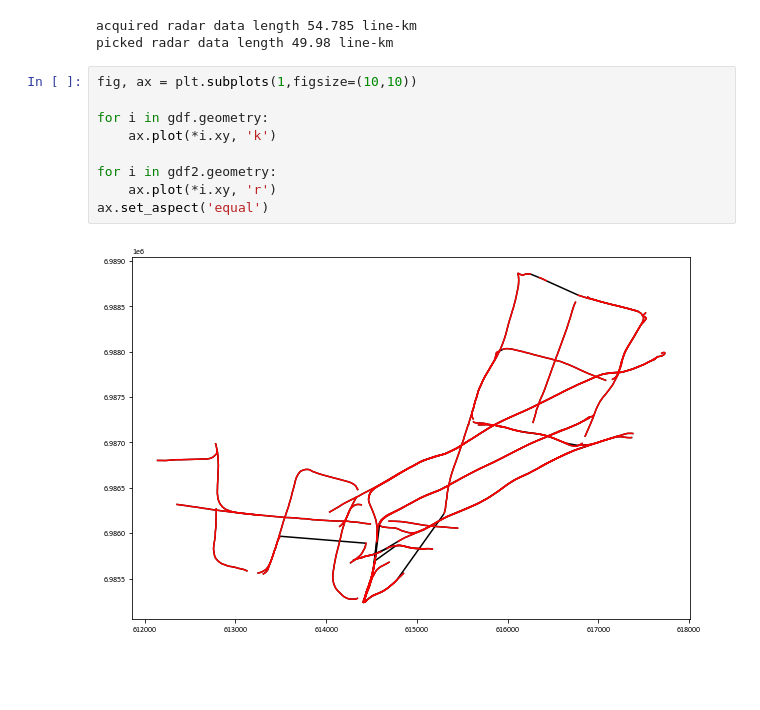
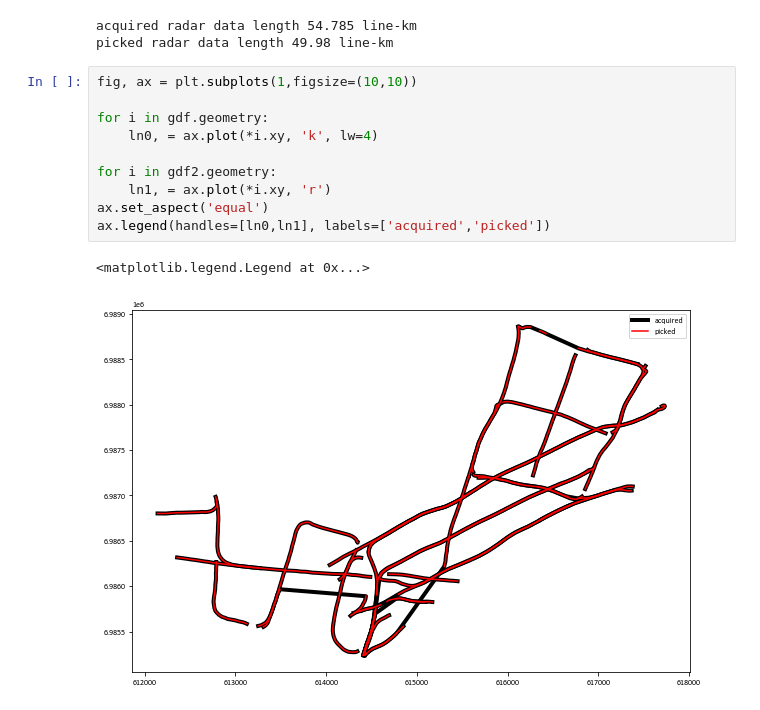
Before and after one commit to btobers/radar_tools, a Jupyter notebook: ragu_pick_length.ipynb, the cells around one changed output. Saved outputs shown, nothing was run; the diff lists cells and outputs as text; blank space fills up the shorter version.

```diff
--- a/ragu_pick_length.ipynb
+++ b/ragu_pick_length.ipynb
@@ -125,11 +131,13 @@ picked radar data length 49.98 line-km
 # %%
 fig, ax = plt.subplots(1,figsize=(10,10))
 
 for i in gdf.geometry:
-    ax.plot(*i.xy, 'k')
+    ln0, = ax.plot(*i.xy, 'k', lw=4)
 
 for i in gdf2.geometry:
-    ax.plot(*i.xy, 'r')
+    ln1, = ax.plot(*i.xy, 'r')
 ax.set_aspect('equal')
+ax.legend(handles=[ln0,ln1], labels=['acquired','picked'])
 # %% [output]
+<matplotlib.legend.Legend at 0x...>
-[figure, old version]
+[figure, new version]
```
Also changed, not shown: parts of 1 cell of this notebook, 1 other file.
